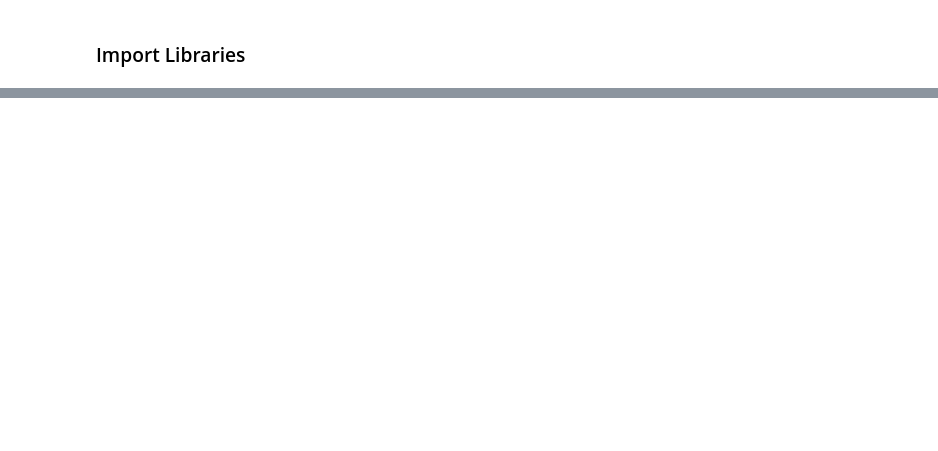
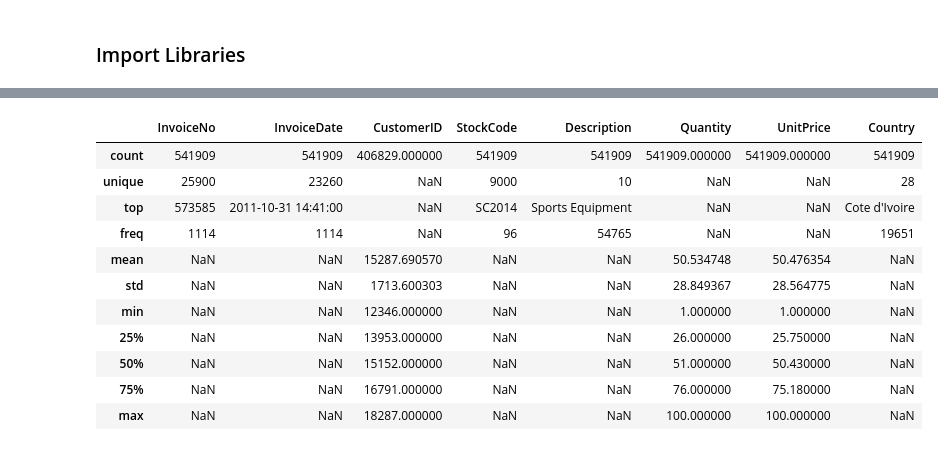
Before and after one commit to willifet/Cohort_Analysis_for_E-shop_Pro, a Jupyter notebook: Notebook/Cohort_Analysis.ipynb, the cells around one changed output, grey strips where cells are left out. Cells and saved outputs as stored; diff of their text form; code cells hidden in the pictures; blank space fills up the shorter version.

```diff
--- a/Notebook/Cohort_Analysis.ipynb
+++ b/Notebook/Cohort_Analysis.ipynb
@@ -24,0 +26,16 @@ data
+# %%
+#descriptive statistics
+data.describe(include = 'all')
+# %% [output]
+|  | InvoiceNo | InvoiceDate | CustomerID | StockCode | Description | Quantity | UnitPrice | Country |
+| count | 541909 | 541909 | 406829.000000 | 541909 | 541909 | 541909.000000 | 541909.000000 | 541909 |
+| unique | 25900 | 23260 | NaN | 9000 | 10 | NaN | NaN | 28 |
+| top | 573585 | 2011-10-31 14:41:00 | NaN | SC2014 | Sports Equipment | NaN | NaN | Cote d'Ivoire |
+| freq | 1114 | 1114 | NaN | 96 | 54765 | NaN | NaN | 19651 |
+| mean | NaN | NaN | 15287.690570 | NaN | NaN | 50.534748 | 50.476354 | NaN |
+| std | NaN | NaN | 1713.600303 | NaN | NaN | 28.849367 | 28.564775 | NaN |
+| min | NaN | NaN | 12346.000000 | NaN | NaN | 1.000000 | 1.000000 | NaN |
+| 25% | NaN | NaN | 13953.000000 | NaN | NaN | 26.000000 | 25.750000 | NaN |
+| 50% | NaN | NaN | 15152.000000 | NaN | NaN | 51.000000 | 50.430000 | NaN |
+| 75% | NaN | NaN | 16791.000000 | NaN | NaN | 76.000000 | 75.180000 | NaN |
+| max | NaN | NaN | 18287.000000 | NaN | NaN | 100.000000 | 100.000000 | NaN |
```
Also changed, not shown: parts of 19 cells of this notebook.
